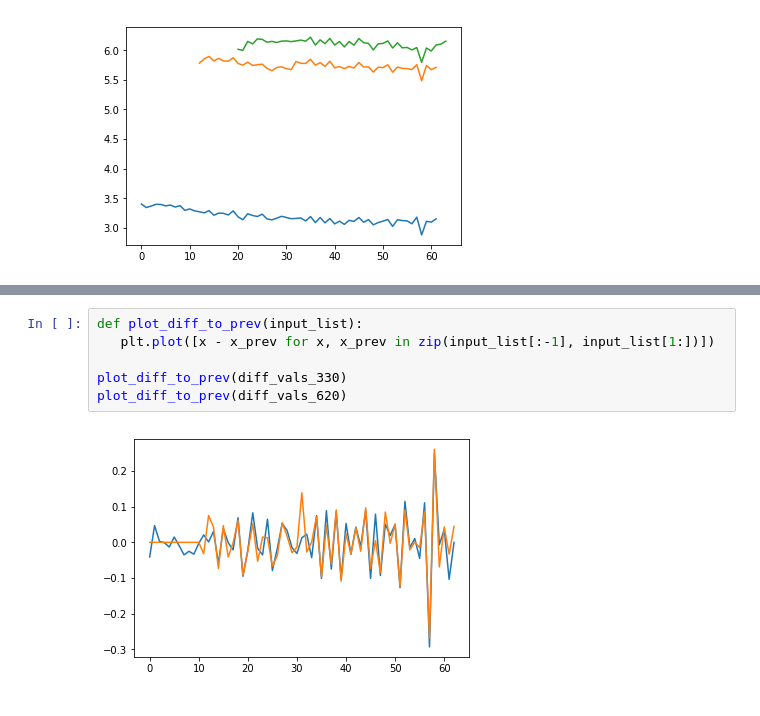
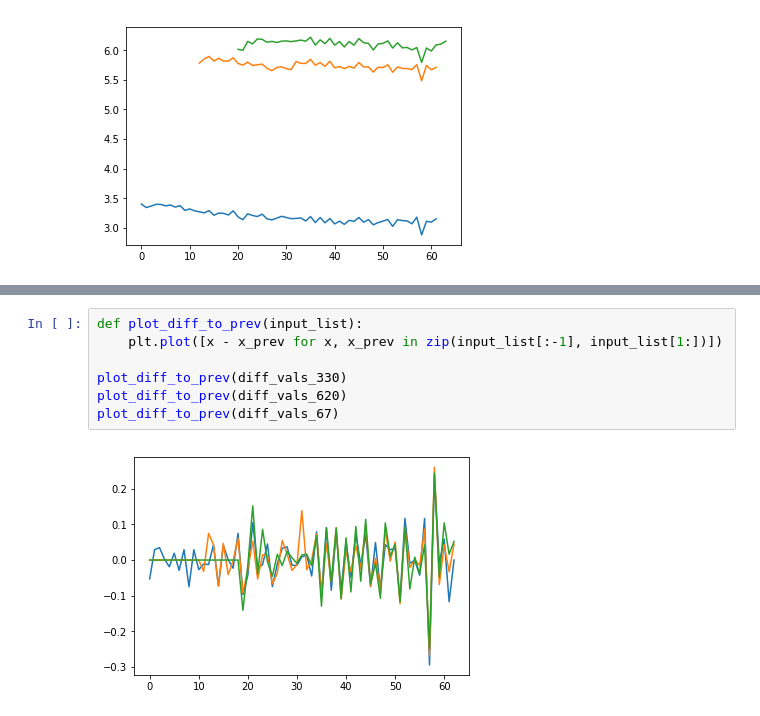
Before and after one commit to PRBonn/depth_clustering, a Jupyter notebook: notebooks/depth_fix.ipynb, the cells around one changed output, grey strips where cells are left out. Cells and saved outputs as stored; diff of their text form.

```diff
--- a/notebooks/depth_fix.ipynb
+++ b/notebooks/depth_fix.ipynb
@@ -71,8 +71,9 @@ plt.plot(diff_vals_620)
 # %%
 def plot_diff_to_prev(input_list):
-   plt.plot([x - x_prev for x, x_prev in zip(input_list[:-1], input_list[1:])])
+    plt.plot([x - x_prev for x, x_prev in zip(input_list[:-1], input_list[1:])])
 
 plot_diff_to_prev(diff_vals_330)
 plot_diff_to_prev(diff_vals_620)
+plot_diff_to_prev(diff_vals_67)
 # %% [output]
-[figure, old version]
+[figure, new version]
```
Also changed, not shown: parts of 1 cell of this notebook.
